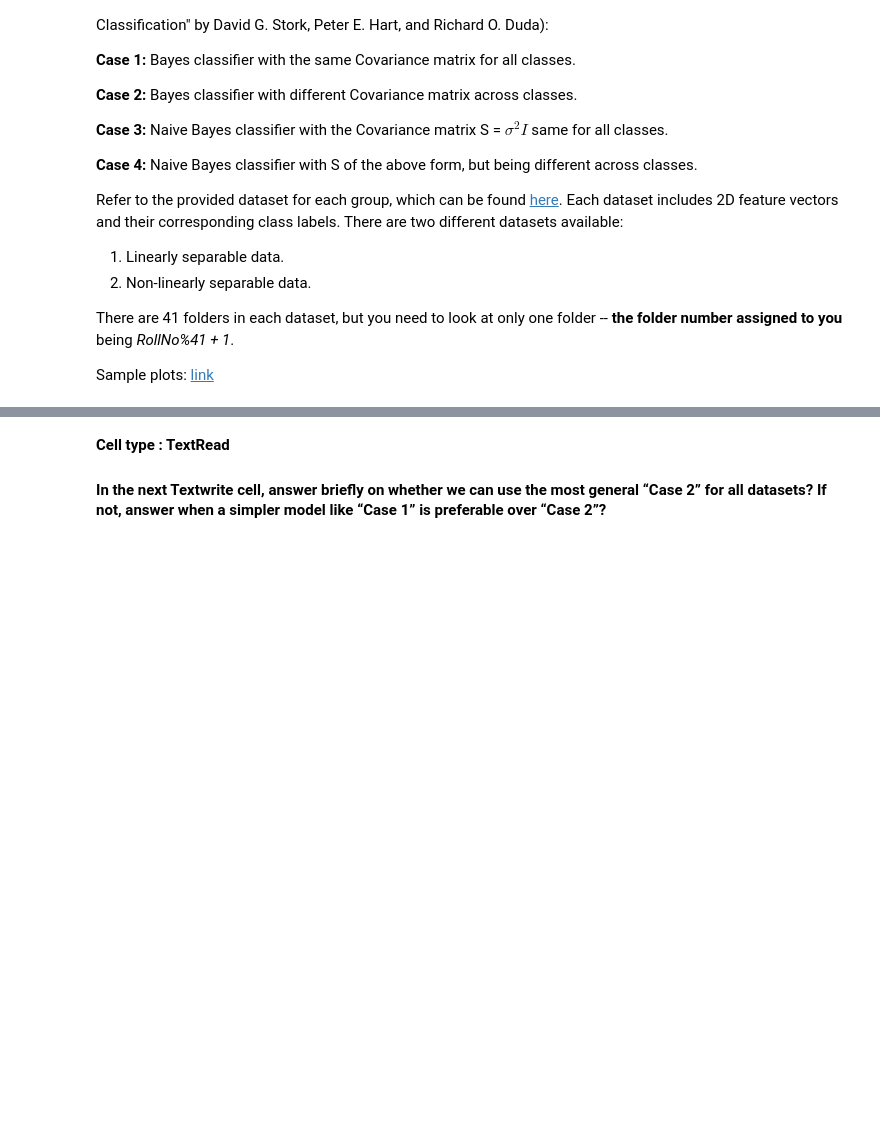
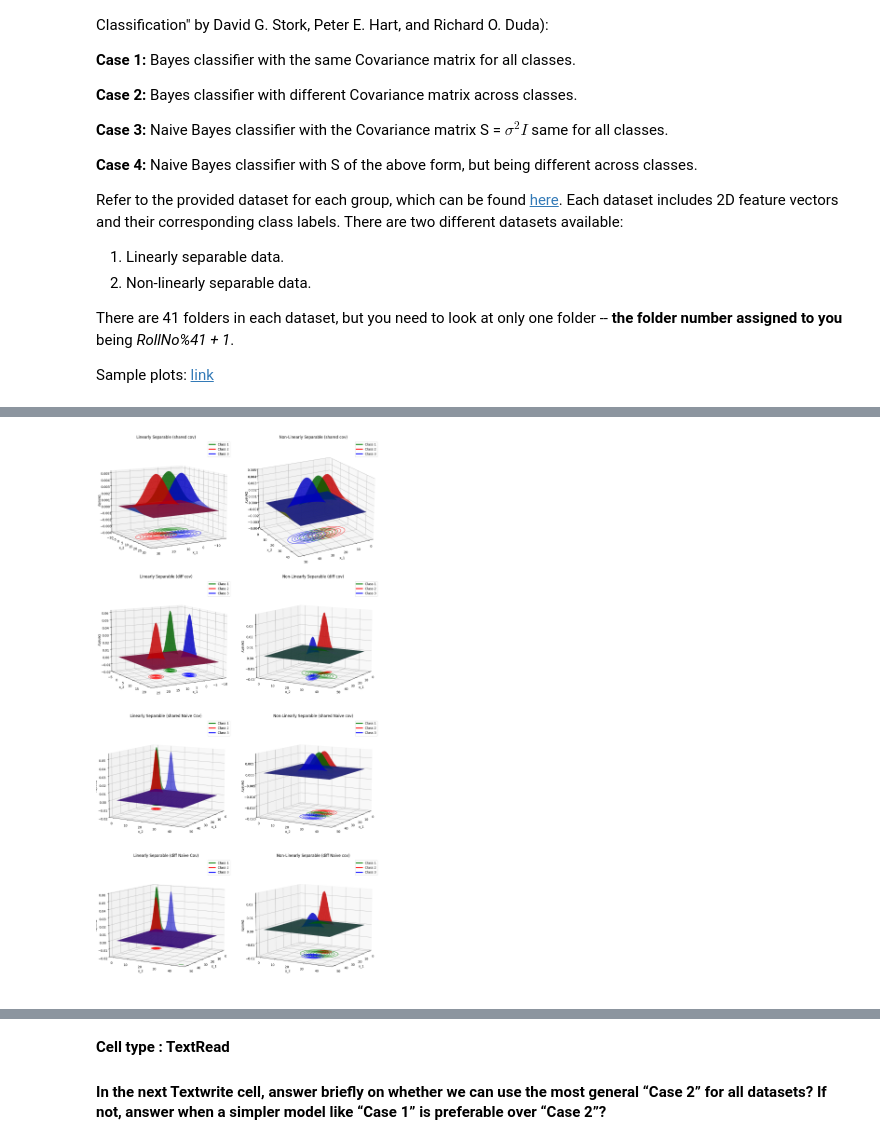
Before and after one commit to RitabrataMandal/CS5691_iitm, a Jupyter notebook: Assignment1/ee25s009.ipynb, the cells around one changed output, grey strips where cells are left out. Cells and saved outputs as stored; diff of their text form; code cells hidden in the pictures; blank space fills up the shorter version.

Commit message:
update code, report; add plot2

```diff
--- a/Assignment1/ee25s009.ipynb
+++ b/Assignment1/ee25s009.ipynb
@@ -294,0 +295,56 @@ plt.show()
+# %%
+# Cell type : CodeWrite
+# write your code here as instructed.
+# (Use the functions written previously)
+
+# The plot of Gaussian pdfs for all classes estimated using the train data (train.txt).
+# Refer to sample plots 1 and 3
+# (4 Cases x 2 Datasets = 8 plots)
+
+means_LS_case1, covs_LS_case1   = extract_means_and_covs(LS_means, LS_covariances, case=1, shared=True)
+means_NLS_case1, covs_NLS_case1 = extract_means_and_covs(NLS_means, NLS_covariances, case=1, shared=True)
+means_LS_case2, covs_LS_case2   = extract_means_and_covs(LS_means, LS_covariances, case=2, shared=False)
+means_NLS_case2, covs_NLS_case2 = extract_means_and_covs(NLS_means, NLS_covariances, case=2, shared=False)
+means_LS_case3, covs_LS_case3   = extract_means_and_covs(LS_means, LS_covariances, case=3, shared=True)
+means_NLS_case3, covs_NLS_case3 = extract_means_and_covs(NLS_means, NLS_covariances, case=3, shared=True)
+means_LS_case4, covs_LS_case4   = extract_means_and_covs(LS_means, LS_covariances, case=4, shared=False)
+means_NLS_case4, covs_NLS_case4 = extract_means_and_covs(NLS_means, NLS_covariances, case=4, shared=False)
+
+fig, axes = plt.subplots(4, 2, figsize=(14, 25), subplot_kw={"projection": "3d"})
+
+plot_pdf(means_LS_case1, covs_LS_case1,
+          make_grid(-15, 30, -10, 30),
+          "Linearly Separable (shared cov)",ax=axes[0,0], azim=60, elev=10, z_offset=-0.004)
+
+plot_pdf(means_NLS_case1, covs_NLS_case1,
+          make_grid(0, 50, 0, 45),
+          "Non-Linearly Separable (shared cov)",ax=axes[0,1], azim=60, elev=20, z_offset=-0.004)
+
+plot_pdf(means_LS_case2, covs_LS_case2,
+          make_grid(-10, 25, -5, 20),
+          "Linearly Separable (diff cov)",ax=axes[1,0], azim=60, elev=10)
+
+plot_pdf(means_NLS_case2, covs_NLS_case2,
+          make_grid(0, 50, 0, 45),
+          "Non-Linearly Separable (diff cov)",ax=axes[1,1], azim=30, elev=10)
+
+plot_pdf(means_LS_case3, covs_LS_case3,
+          make_grid(0, 50, 0, 45),
+          "Linearly Separable (shared Naive Cov)",ax=axes[2,0], azim=30, elev=10)
+
+plot_pdf(means_NLS_case3, covs_NLS_case3,
+          make_grid(0, 50, 0, 45),
+          "Non-Linearly Separable (shared Naive cov)",ax=axes[2,1], azim=30, elev=10)
+
+plot_pdf(means_LS_case4, covs_LS_case4,
+          make_grid(0, 50, 0, 45),
+          "Linearly Separable (diff Naive Cov)",ax=axes[3,0], azim=30, elev=10)
+
+plot_pdf(means_NLS_case4, covs_NLS_case4,
+          make_grid(0, 50, 0, 45),
+          "Non-Linearly Separable (diff Naive cov)",ax=axes[3,1], azim=30, elev=10)
+
+plt.tight_layout()
+plt.show()
+# %% [output]
+[figure, added]
```
Also changed, not shown: parts of 9 cells of this notebook, 5 other files.
